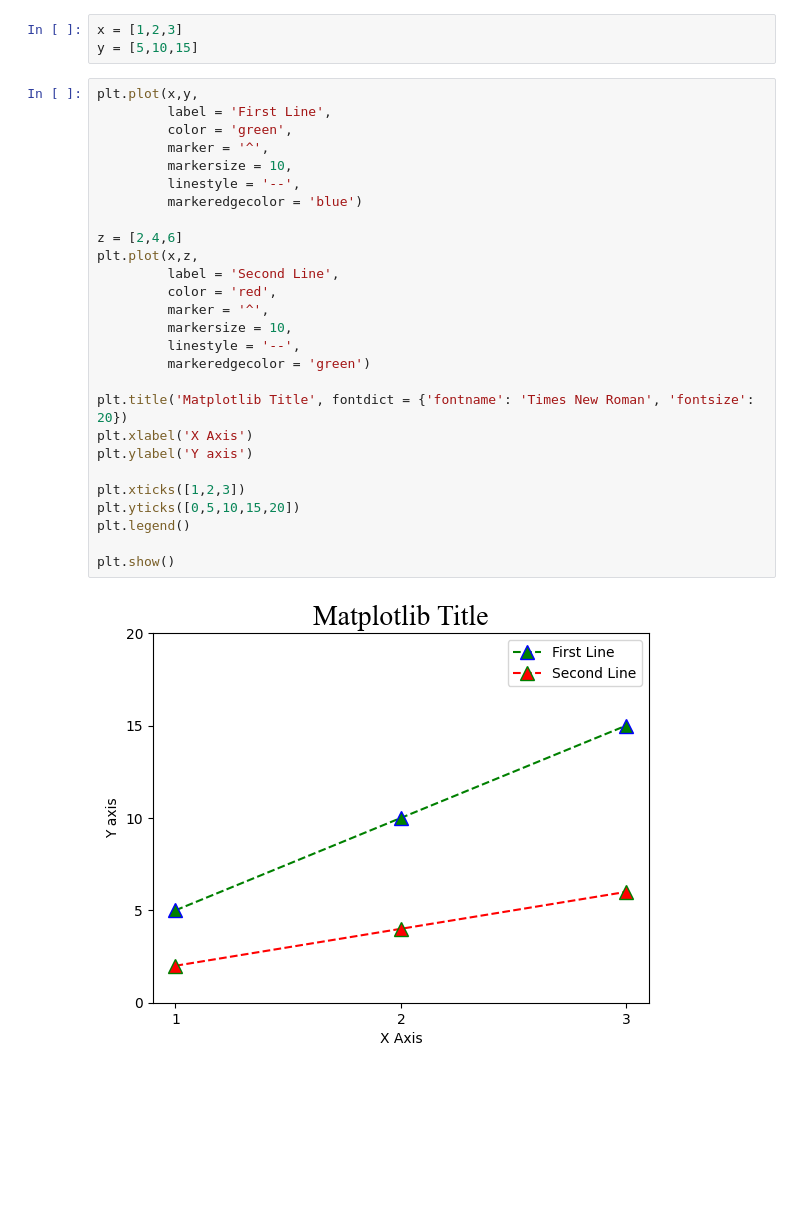
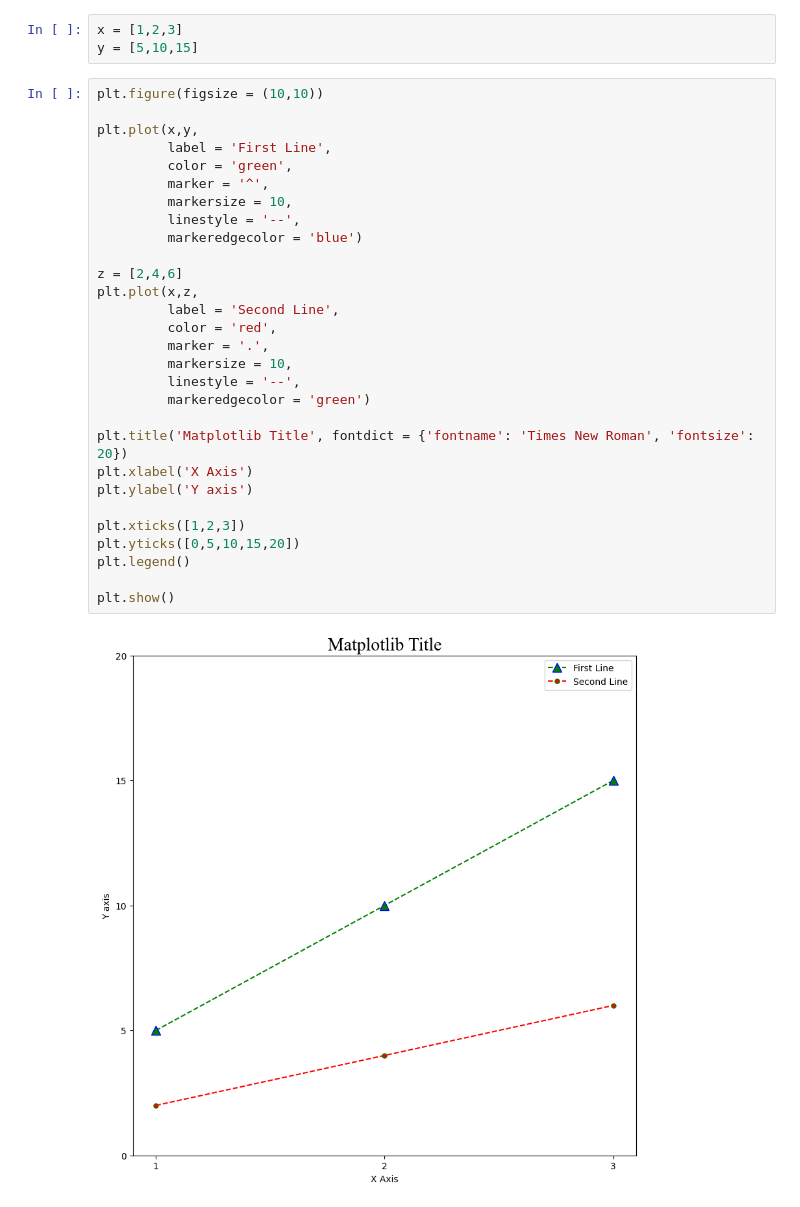
Before and after one commit to malex167/Learning-Python-Files, a Jupyter notebook: Matplotlib and Seaborn.ipynb, the cells around one changed output. Saved outputs shown, nothing was run; the diff lists cells and outputs as text; blank space fills up the shorter version.

```diff
--- a/Matplotlib and Seaborn.ipynb
+++ b/Matplotlib and Seaborn.ipynb
@@ -4,31 +4,33 @@ import matplotlib.pyplot as plt
 x = [1,2,3]
 y = [5,10,15]
 # %%
+plt.figure(figsize = (10,10))
+
 plt.plot(x,y,
          label = 'First Line',
          color = 'green',
          marker = '^',
          markersize = 10,
          linestyle = '--',
          markeredgecolor = 'blue')
 
 z = [2,4,6]
 plt.plot(x,z,
          label = 'Second Line',
          color = 'red',
-         marker = '^',
+         marker = '.',
          markersize = 10,
          linestyle = '--',
          markeredgecolor = 'green')
 
 plt.title('Matplotlib Title', fontdict = {'fontname': 'Times New Roman', 'fontsize': 20})
 plt.xlabel('X Axis')
 plt.ylabel('Y axis')
 
 plt.xticks([1,2,3])
 plt.yticks([0,5,10,15,20])
 plt.legend()
 
 plt.show()
 # %% [output]
-[figure, old version]
+[figure, new version]
```
Also changed, not shown: parts of 13 cells of this notebook, 3 other files.
